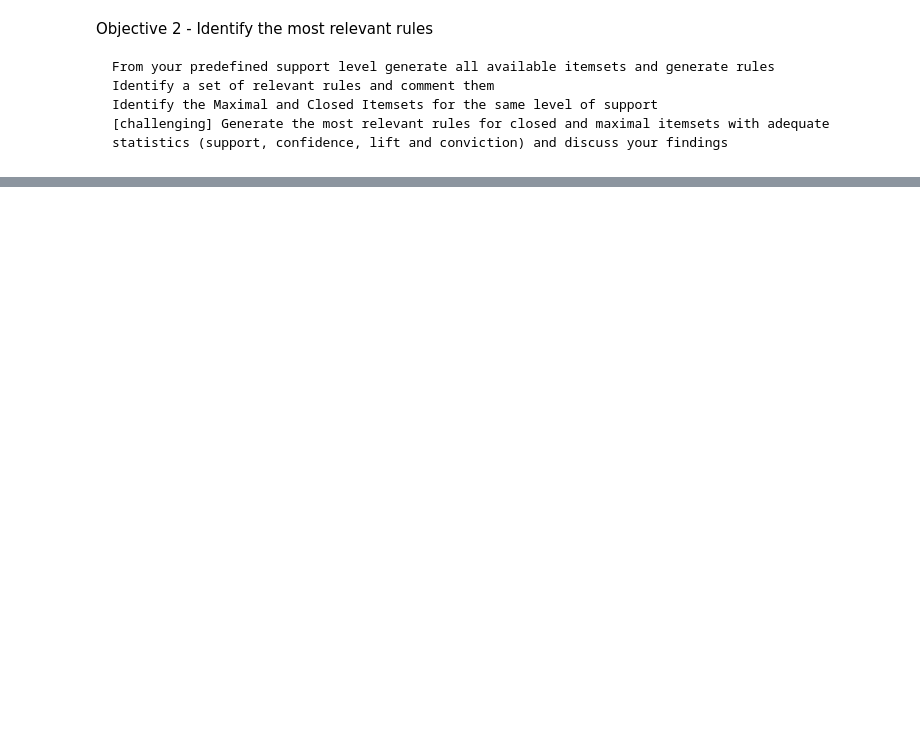
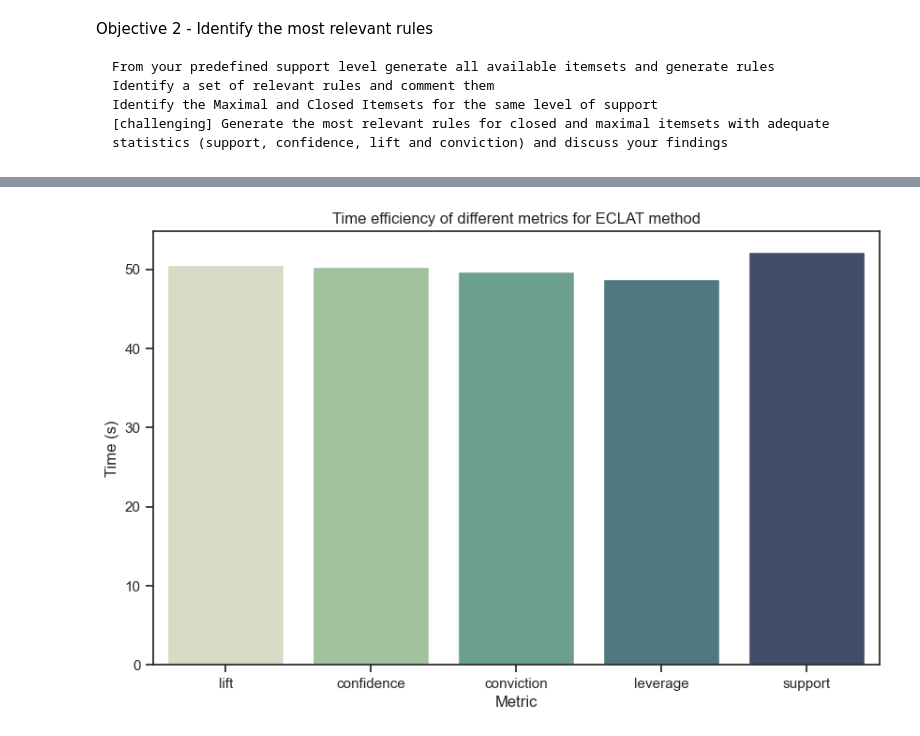
Before and after one commit to AntunesCSR/DM_Group_Project, a Jupyter notebook: HA2/data/HA2_catia.ipynb, the cells around one changed output, grey strips where cells are left out. Drawn from its saved outputs; the diff is of its cells as text; code cells hidden in the pictures; blank space fills up the shorter version.

```diff
--- a/HA2/data/HA2_catia.ipynb
+++ b/HA2/data/HA2_catia.ipynb
@@ -153,0 +189,29 @@ Objective 2 - Identify the most relevant rules
+# %%
+def generate_itemsets_and_rules(method, support, metrics='lift'):
+    start_time = time.time()
+    if method == 'apriori':
+        itemsets = apriori(orders_df, min_support=support, use_colnames=True)
+    elif method == 'fpmax':
+        itemsets = fpmax(orders_df, min_support=support, use_colnames=True)
+    elif method == 'fpgrowth':
+        itemsets = fpgrowth(orders_df, min_support=support, use_colnames=True)
+    elif method == 'eclat':
+        itemsets = pyeclat(order_products_list, support) # eclat requires a list of lists as input
+    rules = association_rules(itemsets, metric=metrics, min_threshold=2, support_only=True)
+    end_time = time.time()
+    return len(itemsets), len(rules), end_time - start_time
+# %%
+# ECLAT with 0.02 support level and different metrics
+support = 0.02
+method = 'eclat'
+
+# Function to generate itemsets and rules using a given method and support level
+metrics = ['lift', 'confidence', 'conviction', 'leverage', 'support']
+results = []
+for metric in metrics:
+    itemsets_count, rules_count, time_elapsed = generate_itemsets_and_rules(method, support, metric)
+    results.append((method, metric, support, itemsets_count, rules_count, time_elapsed))
+# %%
+# PLot of how many rules are generated by the different metrics
+results_df = pd.DataFrame(results, columns=['method', 'metric', 'support', 'itemsets', 'rules', 'time'])
+results_df.pivot(index='metric', columns='method', values=['itemsets', 'rules', 'time'])
@@ -153,0 +227,14 @@ Objective 2 - Identify the most relevant rules
+# %%
+# Visualisation of efficiency of different metrics for ECLAT method
+sns.set_style('ticks')
+sns.set_context("notebook", font_scale=1, rc={"lines.linewidth": 3.5})
+plt.figure(figsize=(10, 6))
+sns.set_palette(sns.cubehelix_palette(start=.5, rot=-.75))
+sns.barplot(x='metric', y='time', data=results_df)
+plt.title('Time efficiency of different metrics for ECLAT method')
+plt.xlabel('Metric')
+plt.ylabel('Time (s)')
+plt.savefig('time_efficiency_metrics.png')
+plt.show()
+# %% [output]
+[figure, added]
```
Also changed, not shown: parts of 7 cells of this notebook.
